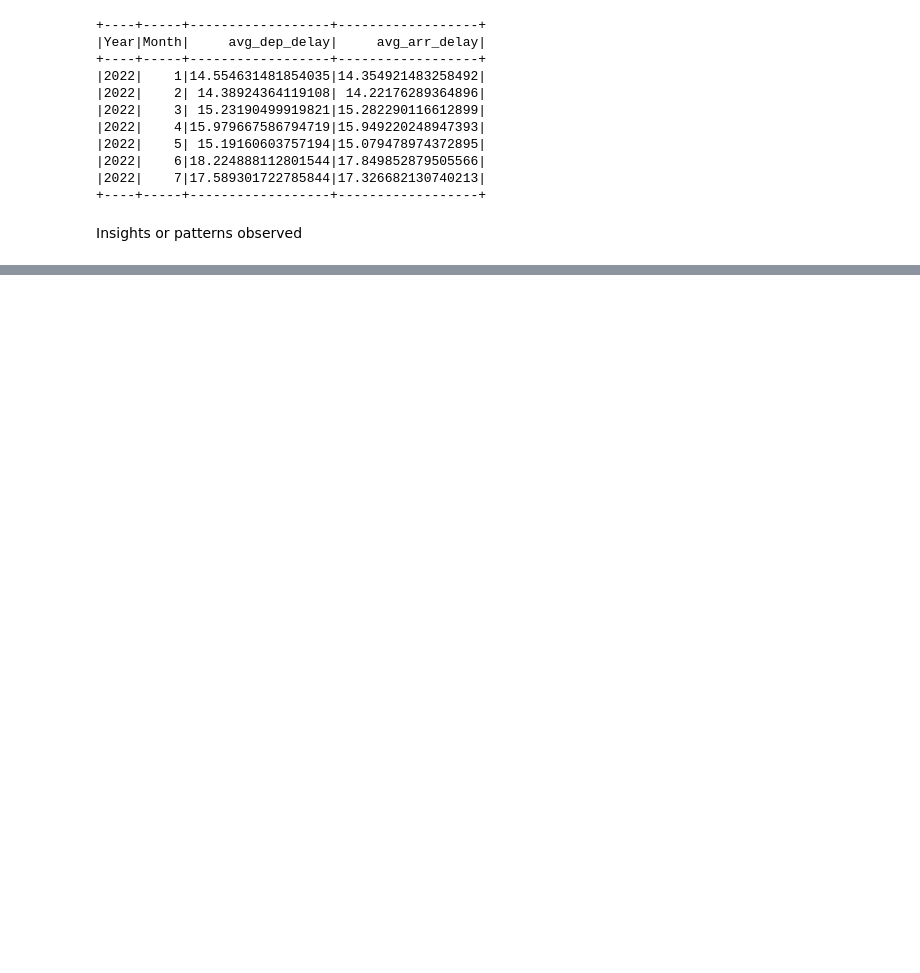
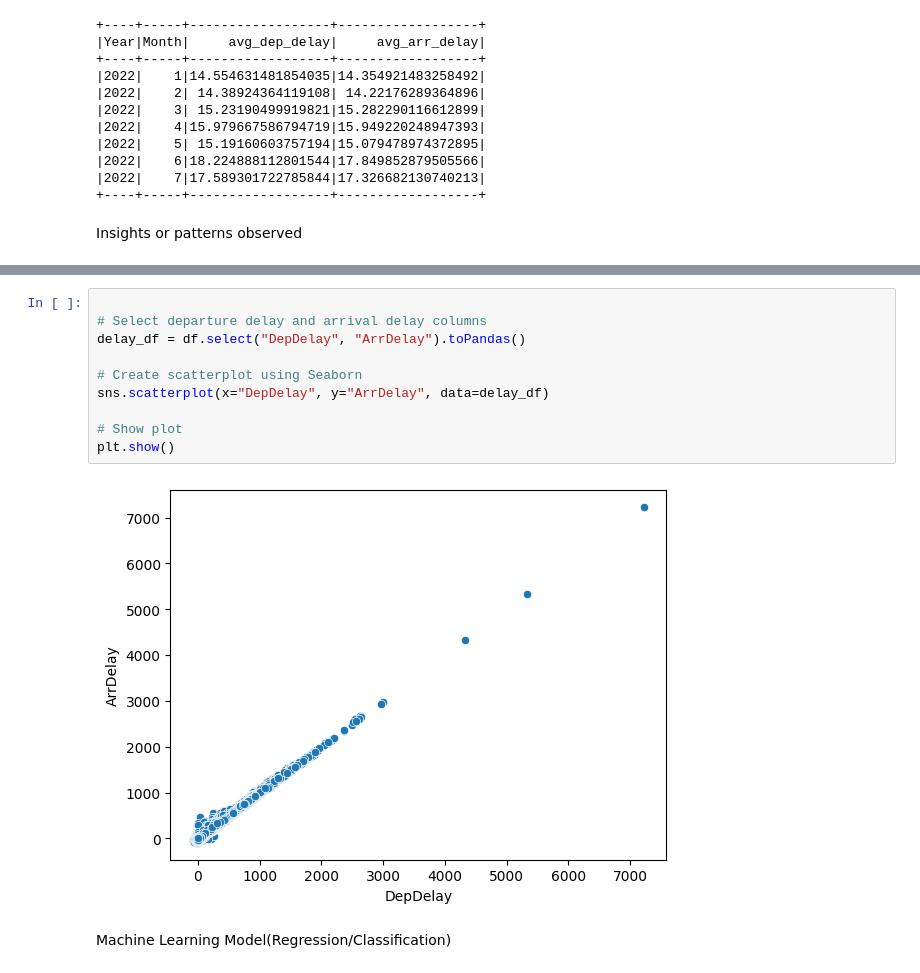
Before and after one commit to aishwaryakarki001/Flight-Delay-Prediction-PySpark, a Jupyter notebook: Notebook/Flight-Delay-Prediction.ipynb, the cells around one changed output, grey strips where cells are left out. Saved outputs shown, nothing was run; the diff lists cells and outputs as text; blank space fills up the shorter version.

```diff
--- a/Notebook/Flight-Delay-Prediction.ipynb
+++ b/Notebook/Flight-Delay-Prediction.ipynb
@@ -305,0 +244,14 @@ spark.sql("""
+# %%
+
+# Select departure delay and arrival delay columns
+delay_df = df.select("DepDelay", "ArrDelay").toPandas()
+
+# Create scatterplot using Seaborn
+sns.scatterplot(x="DepDelay", y="ArrDelay", data=delay_df)
+
+# Show plot
+plt.show()
+# %% [output]
+[figure, added]
+# %% [markdown]
+Machine Learning Model(Regression/Classification)
```
Also changed, not shown: parts of 24 cells of this notebook.
